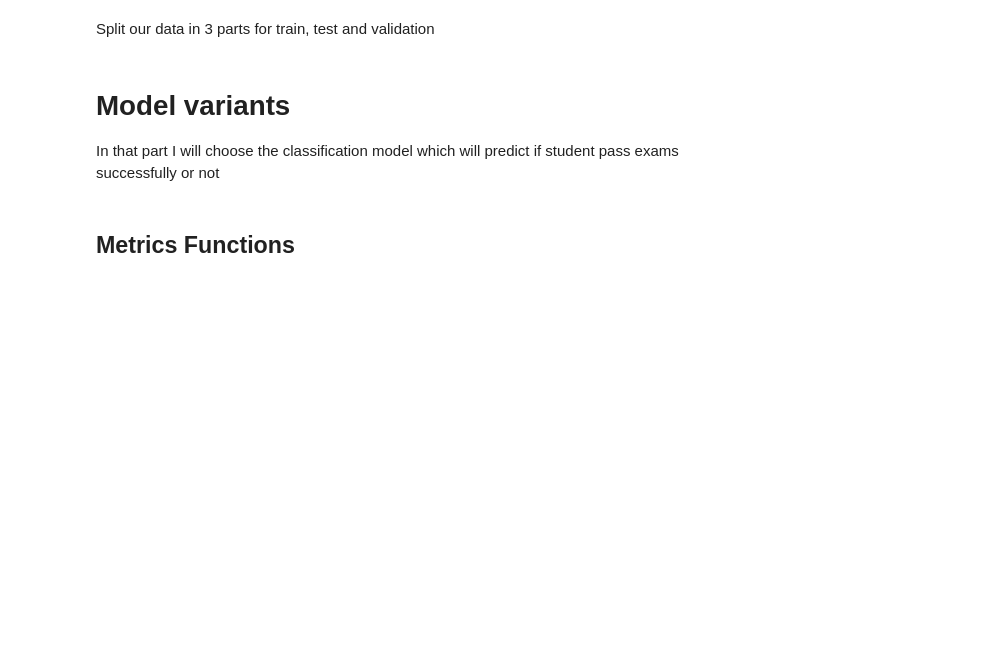
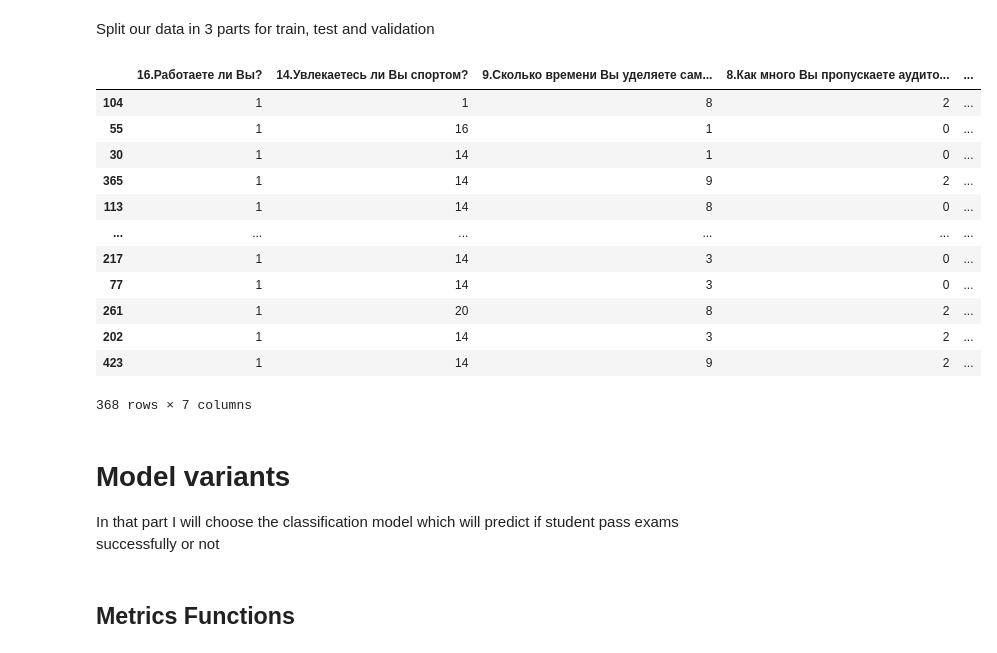
Before and after one commit to alexgiving/coursework_3, a Jupyter notebook: 3course.ipynb, the cells around one changed output. Cells and saved outputs as stored; diff of their text form; code cells hidden in the pictures; blank space fills up the shorter version.

```diff
--- a/3course.ipynb
+++ b/3course.ipynb
@@ -72,7 +87,7 @@ Not pas: 6
 # %% [markdown]
 Split our data in 3 parts for train, test and validation
 # %%
-def train_test_val_split(train_ratio=0.75, test_ratio=0.10, validation_ratio=0.15):
+def train_test_val_split(test_ratio, validation_ratio):
     label_encoder = LabelEncoder()
 
     s = (data.dtypes == 'object')
@@ -82,14 +97,17 @@ def train_test_val_split(train_ratio=0.75, test_ratio=0.10, validation_ratio=0.1
         label_encoder.fit(data[col])
         label_data[col] = label_encoder.transform(data[col])
 
+
+    size = data.shape[0]
+    validation_ratio = (validation_ratio * size) / (size * (1 - test_ratio))
     X_train, X_test, y_train, y_test = train_test_split(label_data.drop('Сдал', axis = 1),
                                                         label_data['Сдал'],
-                                                        test_size=1-train_ratio,
+                                                        test_size=test_ratio,
                                                         random_state=1)
 
     X_train, X_val, y_train, y_val = train_test_split(  X_train,
                                                         y_train,
-                                                        test_size=test_ratio/(test_ratio + validation_ratio),
+                                                        test_size=validation_ratio,
                                                         random_state=1)
 
     return X_train, X_test, X_val, y_train, y_test, y_val
@@ -119,6 +114,21 @@ def evel_split():
 # %%
-X_train, X_test, y_train, y_test = evel_split()
-#X_train, X_test, X_val, y_train, y_test, y_val = train_test_val_split(train_ratio=0.75, test_ratio=0.10, validation_ratio=0.15)
+X_train, X_test, X_val, y_train, y_test, y_val = train_test_val_split(test_ratio=0.25, validation_ratio=0.01)
+# %%
+X_train
+# %% [output]
+|  | 16.Работаете ли Вы? | 14.Увлекаетесь ли Вы спортом? | 9.Сколько времени Вы уделяете сам... | 8.Как много Вы пропускаете аудито... | ... |
+| 104 | 1 | 1 | 8 | 2 | ... |
+| 55 | 1 | 16 | 1 | 0 | ... |
+| 30 | 1 | 14 | 1 | 0 | ... |
+| 365 | 1 | 14 | 9 | 2 | ... |
+| 113 | 1 | 14 | 8 | 0 | ... |
+| ... | ... | ... | ... | ... | ... |
+| 217 | 1 | 14 | 3 | 0 | ... |
+| 77 | 1 | 14 | 3 | 0 | ... |
+| 261 | 1 | 20 | 8 | 2 | ... |
+| 202 | 1 | 14 | 3 | 2 | ... |
+| 423 | 1 | 14 | 9 | 2 | ... |
+368 rows × 7 columns
 # %% [markdown]
 # Model variants
 In that part I will choose the classification model which will predict if student pass exams successfully or not
```
Also changed, not shown: parts of 27 cells of this notebook, 1 other file.
